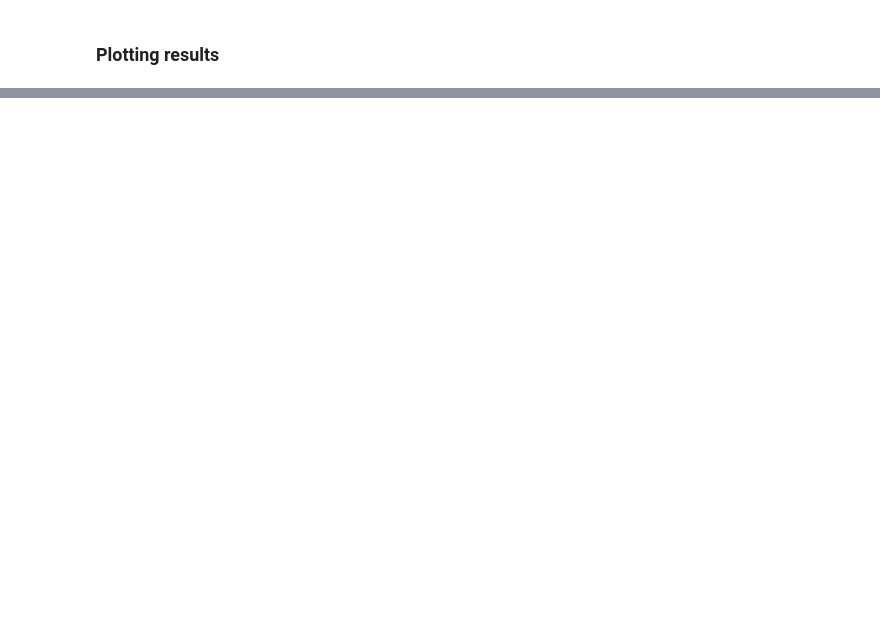
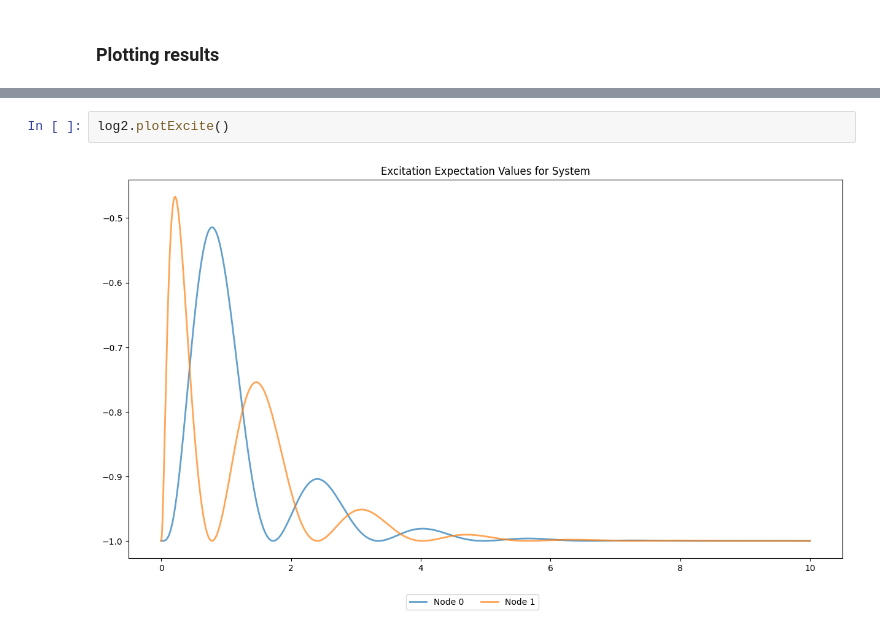
Before and after one commit to Mmackinnon01/entanglement_classifier, a Jupyter notebook: classifier/run.ipynb, the cells around one changed output, grey strips where cells are left out. Drawn from its saved outputs; the diff is of its cells as text; blank space fills up the shorter version.

```diff
--- a/classifier/run.ipynb
+++ b/classifier/run.ipynb
@@ -81,0 +111,4 @@ log.plotExcite()
+# %%
+log2.plotExcite()
+# %% [output]
+[figure, added]
```
Also changed, not shown: parts of 14 cells of this notebook, 3 other files.
